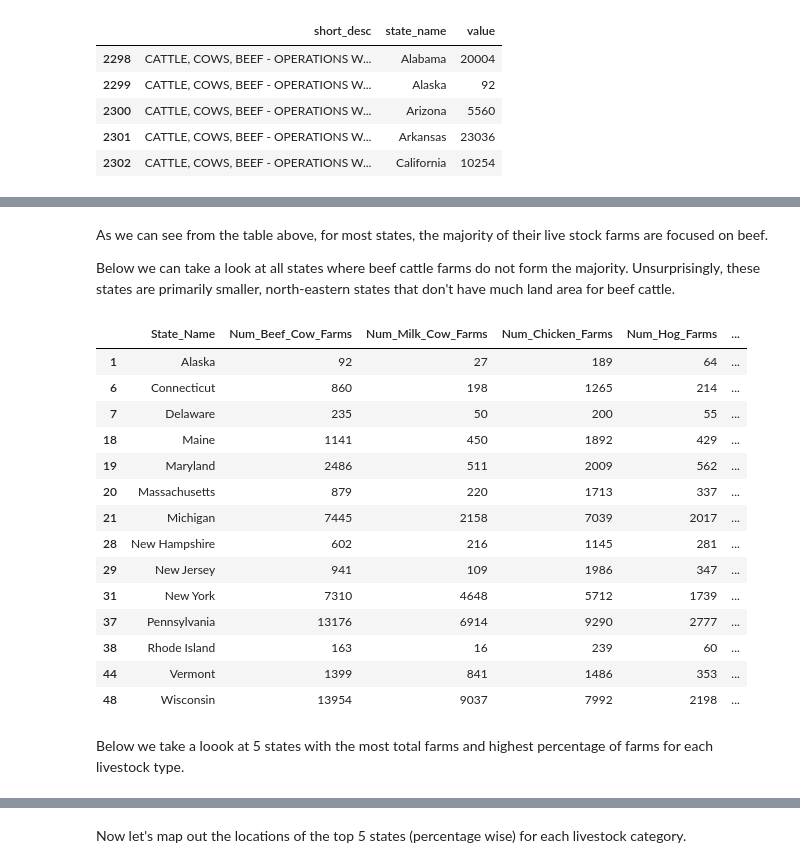
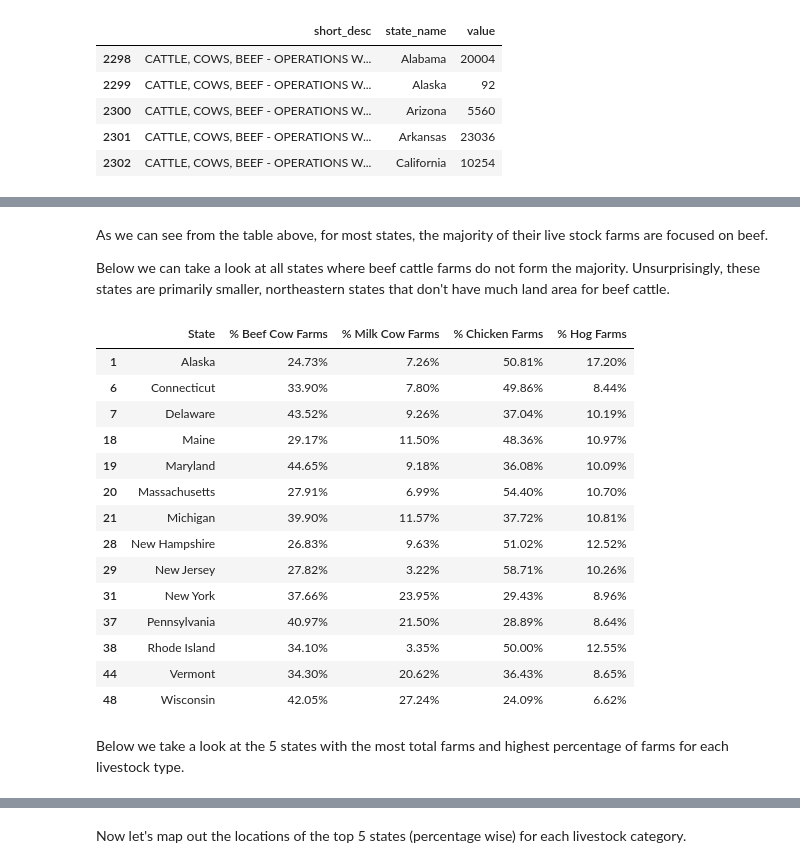
Before and after one commit to PateDHubbard/agg_census_data_analysis, a Jupyter notebook: notebook.ipynb, the cells around one changed output, grey strips where cells are left out. Saved outputs shown, nothing was run; the diff lists cells and outputs as text; code cells hidden in the pictures.

```diff
--- a/notebook.ipynb
+++ b/notebook.ipynb
@@ -149,8 +152,8 @@ def style_dataframe(df, title=None, column_names=None, percent_column_indexes=No
     if heatmap:
         if heatmap_subset:
             subset_columns = [column_conversions[column_name] for column_name in heatmap_subset]
-            styler.background_gradient(cmap='Blues', subset=subset_columns)
+            styler.background_gradient(cmap='Blues', axis=None, subset=subset_columns)
         else:
-            styler.background_gradient(cmap='Blues')
+            styler.background_gradient(cmap='Blues', axis=None)
 
     return styler
@@ -532,20 +536,29 @@ livestock_details_df_raw.head()
 | 2301 | CATTLE, COWS, BEEF - OPERATIONS W... | Arkansas | 23036 |
 | 2302 | CATTLE, COWS, BEEF - OPERATIONS W... | California | 10254 |
 # %%
+# Pivoting the data and calculating percentages
+
 livestock_details_df = livestock_details_df_raw.pivot(index="state_name", columns="short_desc", values="value")
-percentages = livestock_details_df.div(livestock_details_df.sum(axis=1), axis=0)
+livestock_percentages = livestock_details_df.div(livestock_details_df.sum(axis=1), axis=0)
 
 percentage_columns = ["Percent_Beef_Cow_Farms", "Percent_Milk_Cow_Farms", "Percent_Chicken_Farms", "Percent_Hog_Farms"]
-percentages.columns = percentage_columns
+livestock_percentages.columns = percentage_columns
 
-livestock_details_df = livestock_details_df.join(percentages)
+
+livestock_details_df = livestock_details_df.join(livestock_percentages)
+
+livestock_percentages = livestock_percentages.reset_index()
 livestock_details_df = livestock_details_df.reset_index()
+
 livestock_details_df.columns = [
     "State_Name", "Num_Beef_Cow_Farms", "Num_Milk_Cow_Farms",
     "Num_Chicken_Farms", "Num_Hog_Farms"] + percentage_columns
 
-for column in percentage_columns:
-    livestock_details_df[column] = livestock_details_df[column].round(2)
-
-livestock_details_df
+style_dataframe(
+    livestock_percentages,
+    title="Livestock Percentages by State",
+    column_names=["State", "% Beef Cow Farms", "% Milk Cow Farms", "% Chicken Farms", "% Hog Farms"],
+    percent_column_indexes=[1,2,3,4],
+    heatmap=True
+)
 # %% [output]
@@ -569,34 +583,36 @@ livestock_details_df
 # %% [markdown]
 As we can see from the table above, for most states, the majority of their live stock farms are focused on beef.
 
-Below we can take a look at all states where beef cattle farms do not form the majority. Unsurprisingly, these states are primarily smaller, north-eastern states that don't have much land area for beef cattle.
+Below we can take a look at all states where beef cattle farms do not form the majority. Unsurprisingly, these states are primarily smaller, northeastern states that don't have much land area for beef cattle.
 # %%
-non_beef_majority_filter = livestock_details_df["Percent_Beef_Cow_Farms"] <= 0.5
-non_beef_majority = livestock_details_df.loc[non_beef_majority_filter]
+non_beef_majority_filter = livestock_percentages["Percent_Beef_Cow_Farms"] <= 0.5
+non_beef_majority = livestock_percentages.loc[non_beef_majority_filter]
 
 style_dataframe(
     non_beef_majority,
-    highlighting=True,
-    highlight_subset=["Percent_Beef_Cow_Farms", "Percent_Milk_Cow_Farms", "Percent_Chicken_Farms", "Percent_Hog_Farms"]
+    column_names=["State", "% Beef Cow Farms", "% Milk Cow Farms", "% Chicken Farms", "% Hog Farms"],
+    heatmap=True,
+    heatmap_subset=["Percent_Milk_Cow_Farms", "Percent_Chicken_Farms", "Percent_Hog_Farms"],
+    percent_column_indexes=[1,2,3,4]
 )
 # %% [output]
-|  | State_Name | Num_Beef_Cow_Farms | Num_Milk_Cow_Farms | Num_Chicken_Farms | Num_Hog_Farms | ... |
-| 1 | Alaska | 92 | 27 | 189 | 64 | ... |
-| 6 | Connecticut | 860 | 198 | 1265 | 214 | ... |
-| 7 | Delaware | 235 | 50 | 200 | 55 | ... |
-| 18 | Maine | 1141 | 450 | 1892 | 429 | ... |
-| 19 | Maryland | 2486 | 511 | 2009 | 562 | ... |
-| 20 | Massachusetts | 879 | 220 | 1713 | 337 | ... |
-| 21 | Michigan | 7445 | 2158 | 7039 | 2017 | ... |
-| 28 | New Hampshire | 602 | 216 | 1145 | 281 | ... |
-| 29 | New Jersey | 941 | 109 | 1986 | 347 | ... |
-| 31 | New York | 7310 | 4648 | 5712 | 1739 | ... |
-| 37 | Pennsylvania | 13176 | 6914 | 9290 | 2777 | ... |
-| 38 | Rhode Island | 163 | 16 | 239 | 60 | ... |
-| 44 | Vermont | 1399 | 841 | 1486 | 353 | ... |
-| 48 | Wisconsin | 13954 | 9037 | 7992 | 2198 | ... |
+|  | State | % Beef Cow Farms | % Milk Cow Farms | % Chicken Farms | % Hog Farms |
+| 1 | Alaska | 24.73% | 7.26% | 50.81% | 17.20% |
+| 6 | Connecticut | 33.90% | 7.80% | 49.86% | 8.44% |
+| 7 | Delaware | 43.52% | 9.26% | 37.04% | 10.19% |
+| 18 | Maine | 29.17% | 11.50% | 48.36% | 10.97% |
+| 19 | Maryland | 44.65% | 9.18% | 36.08% | 10.09% |
+| 20 | Massachusetts | 27.91% | 6.99% | 54.40% | 10.70% |
+| 21 | Michigan | 39.90% | 11.57% | 37.72% | 10.81% |
+| 28 | New Hampshire | 26.83% | 9.63% | 51.02% | 12.52% |
+| 29 | New Jersey | 27.82% | 3.22% | 58.71% | 10.26% |
+| 31 | New York | 37.66% | 23.95% | 29.43% | 8.96% |
+| 37 | Pennsylvania | 40.97% | 21.50% | 28.89% | 8.64% |
+| 38 | Rhode Island | 34.10% | 3.35% | 50.00% | 12.55% |
+| 44 | Vermont | 34.30% | 20.62% | 36.43% | 8.65% |
+| 48 | Wisconsin | 42.05% | 27.24% | 24.09% | 6.62% |
 # %% [markdown]
-Below we take a loook at 5 states with the most total farms and highest percentage of farms for each livestock type.
+Below we take a look at the 5 states with the most total farms and highest percentage of farms for each livestock type.
 # %%
 livestock_types = ["Beef_Cow", "Milk_Cow", "Chicken", "Hog"]
 top_5_states = {}
```
Also changed, not shown: parts of 18 cells of this notebook.
